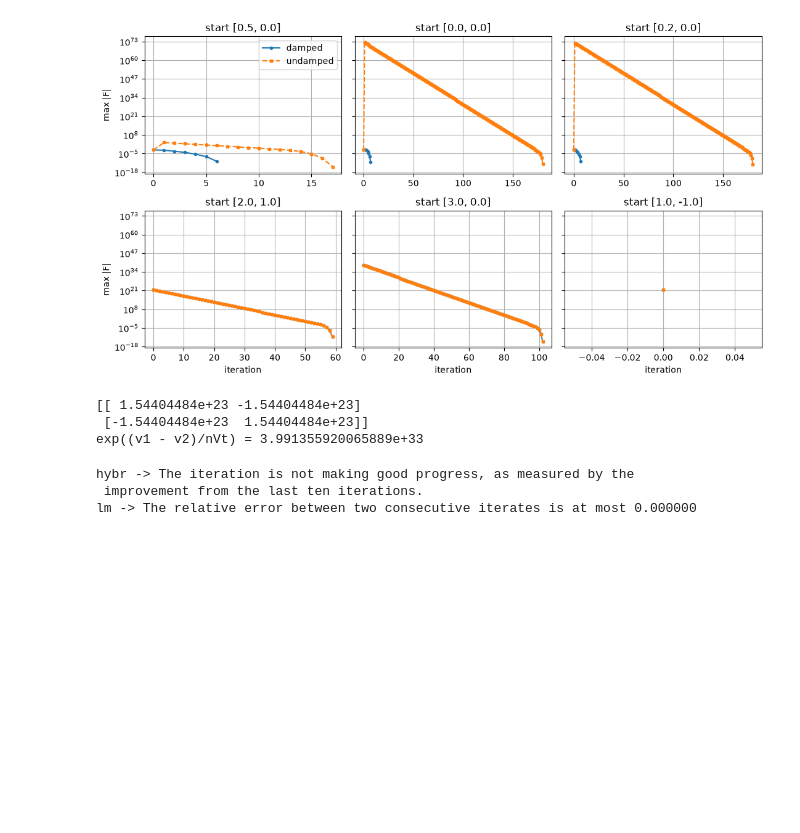
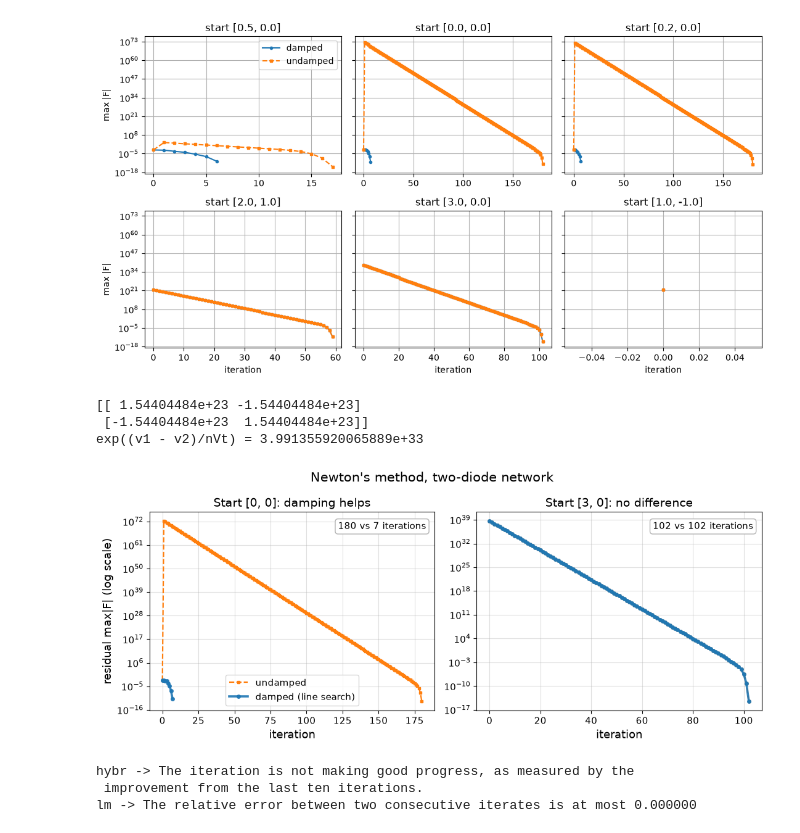
Before and after one commit to troyfrancoceldran-ctrl/numerical-methods-python, a Jupyter notebook: notebooks/05_nonlinear_systems.ipynb, the cells around one changed output. Cells and saved outputs as stored; diff of their text form; code cells hidden in the pictures; blank space fills up the shorter version.

Commit message:
Fill in two-panel damping plot in notebook 05

```diff
--- a/notebooks/05_nonlinear_systems.ipynb
+++ b/notebooks/05_nonlinear_systems.ipynb
@@ -117,6 +117,44 @@ print("exp((v1 - v2)/nVt) =", np.exp((1.0 + 1.0) / NVT))
 [[ 1.54404484e+23 -1.54404484e+23]
  [-1.54404484e+23  1.54404484e+23]]
 exp((v1 - v2)/nVt) = 3.991355920065889e+33
+# %%
+# max|F| per iteration (index 0 = initial residual)
+def history(x_start, damping):
+    return newton_system(F, x_start, jac=J, damping=damping, max_iter=300).residual_history
+
+undamped_A = history([0.0, 0.0], damping=False)
+damped_A   = history([0.0, 0.0], damping=True)
+undamped_B = history([3.0, 0.0], damping=False)
+damped_B   = history([3.0, 0.0], damping=True)
+
+
+def panel(ax, undamped, damped, title):
+    n_u, n_d = len(undamped) - 1, len(damped) - 1
+    ax.semilogy(range(len(undamped)), undamped, "s--", color="tab:orange",
+                markersize=3, linewidth=1.6, label="undamped")
+    ax.semilogy(range(len(damped)), damped, "o-", color="tab:blue",
+                markersize=4, linewidth=2.6, alpha=0.9, zorder=3,
+                label="damped (line search)")
+    ax.set_title(title, fontsize=14)
+    ax.set_xlabel("iteration", fontsize=13)
+    ax.grid(True, alpha=0.4)
+    ax.tick_params(labelsize=11)
+    ax.text(0.97, 0.95, f"{n_u} vs {n_d} iterations", transform=ax.transAxes,
+            ha="right", va="top", fontsize=11,
+            bbox=dict(boxstyle="round", fc="white", ec="0.7"))
+
+
+fig, axes = plt.subplots(1, 2, figsize=(11, 4.6))
+panel(axes[0], undamped_A, damped_A, "Start [0, 0]: damping helps")
+panel(axes[1], undamped_B, damped_B, "Start [3, 0]: no difference")
+axes[0].set_ylabel("residual max|F| (log scale)", fontsize=13)
+axes[0].legend(fontsize=11, loc="lower center")
+fig.suptitle("Newton's method, two-diode network", fontsize=15)
+fig.tight_layout()
+fig.savefig("newton_damping_two_panel.png", dpi=200)
+plt.show()
+# %% [output]
+[figure, added]
 # %%
 # Why did SciPy's hybr stop? Print each method's own message.
 for method in ("hybr", "lm"):
```
